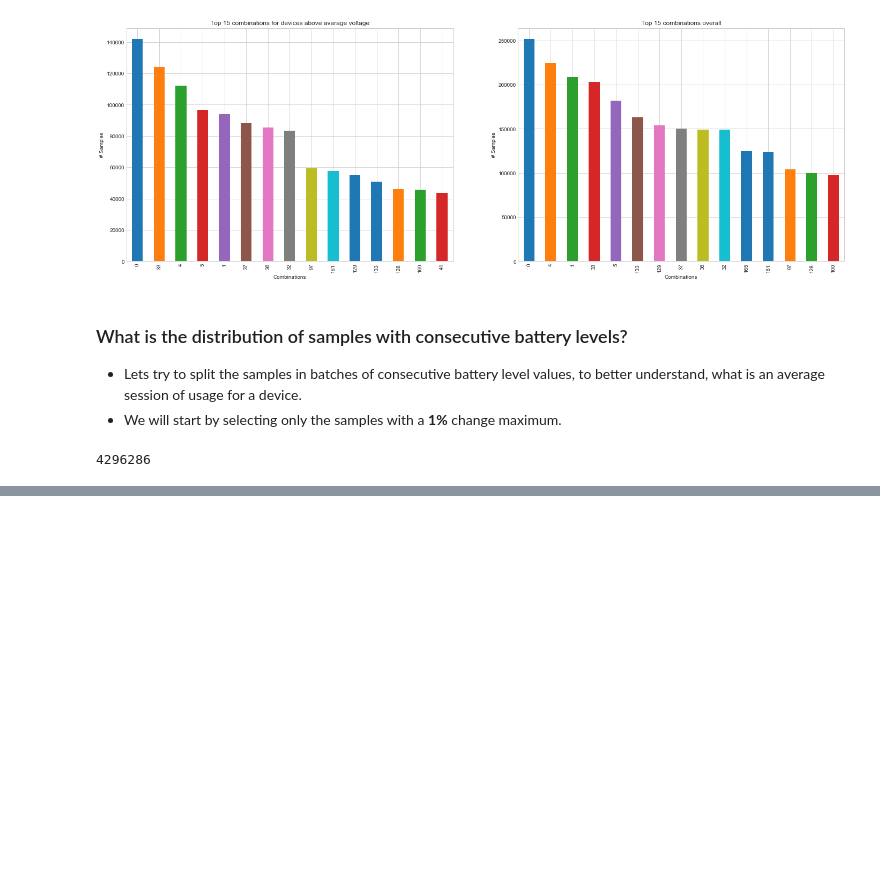
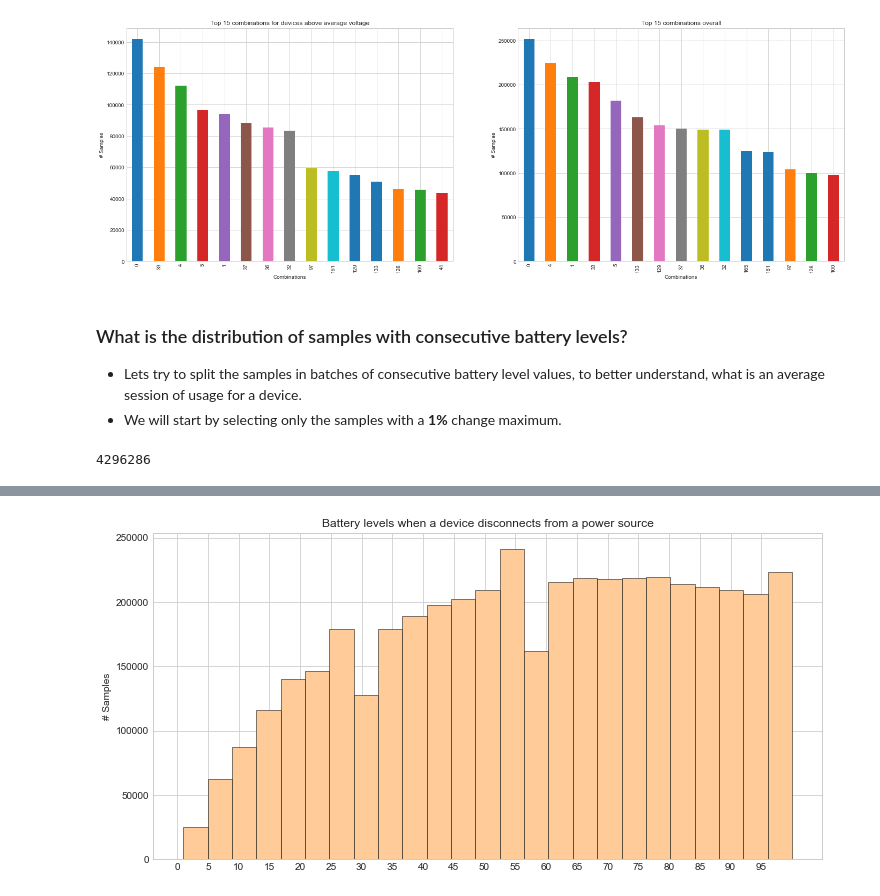
Before and after one commit to greenhub-project/notebooks, a Jupyter notebook: jupyter/StudyA.ipynb, the cells around one changed output, grey strips where cells are left out. Drawn from its saved outputs; the diff is of its cells as text; code cells hidden in the pictures; blank space fills up the shorter version.

```diff
--- a/jupyter/StudyA.ipynb
+++ b/jupyter/StudyA.ipynb
@@ -514,0 +528,5 @@ seqs.shape[0]
+# %%
+show_hist(changes.disc_charger, 25, 'Battery levels when a device disconnects from a power source',
+          color='#ffcc99', end=100, step=5)
+# %% [output]
+[figure, added]
```
Also changed, not shown: parts of 6 cells of this notebook.
